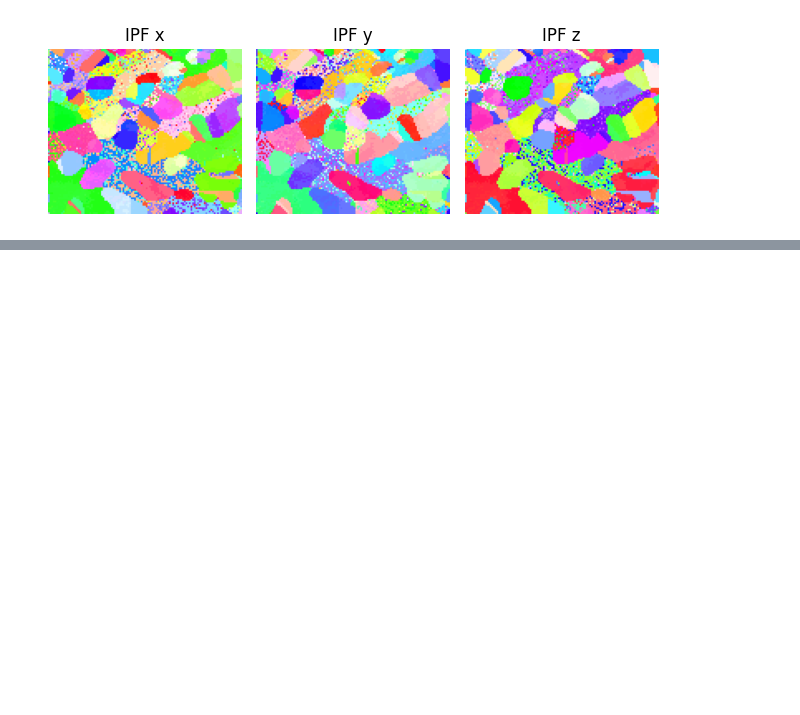
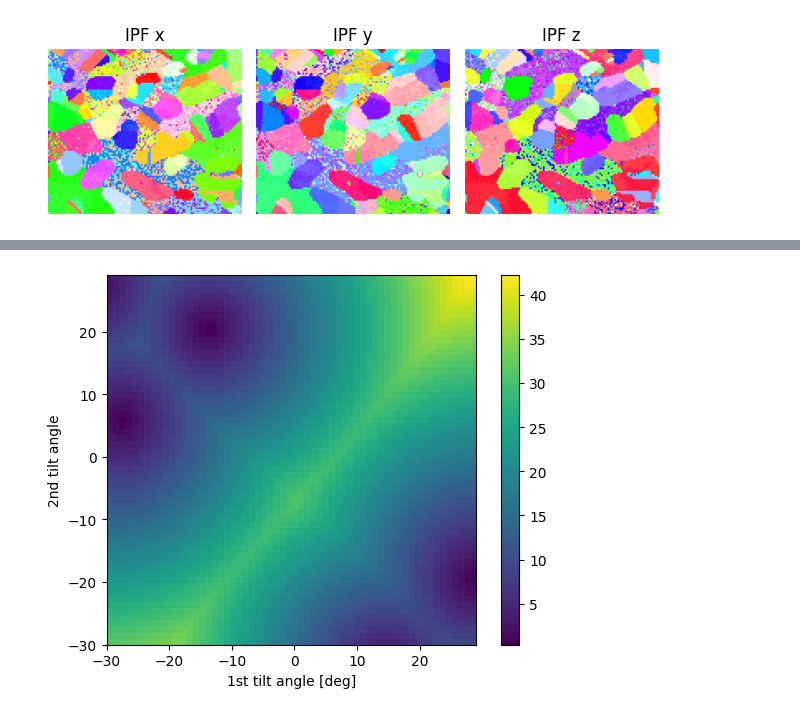
Before and after one commit to viljarjf/tiltlib, a Jupyter notebook: docs/source/tutorials/zone_axis_alignment.ipynb, the cells around one changed output, grey strips where cells are left out. Cells and saved outputs as stored; diff of their text form; code cells hidden in the pictures; blank space fills up the shorter version.

```diff
--- a/docs/source/tutorials/zone_axis_alignment.ipynb
+++ b/docs/source/tutorials/zone_axis_alignment.ipynb
@@ -144,0 +170,6 @@ We see that both grains indeed align simultaneously.
+# %%
+# Degenerate minima
+target = Miller(uvw=[2, 2, 3], phase=sample.phase)
+fig = box_crop.plot_angle_with(target)
+# %% [output]
+[figure, added]
```
Also changed, not shown: parts of 27 cells of this notebook.
